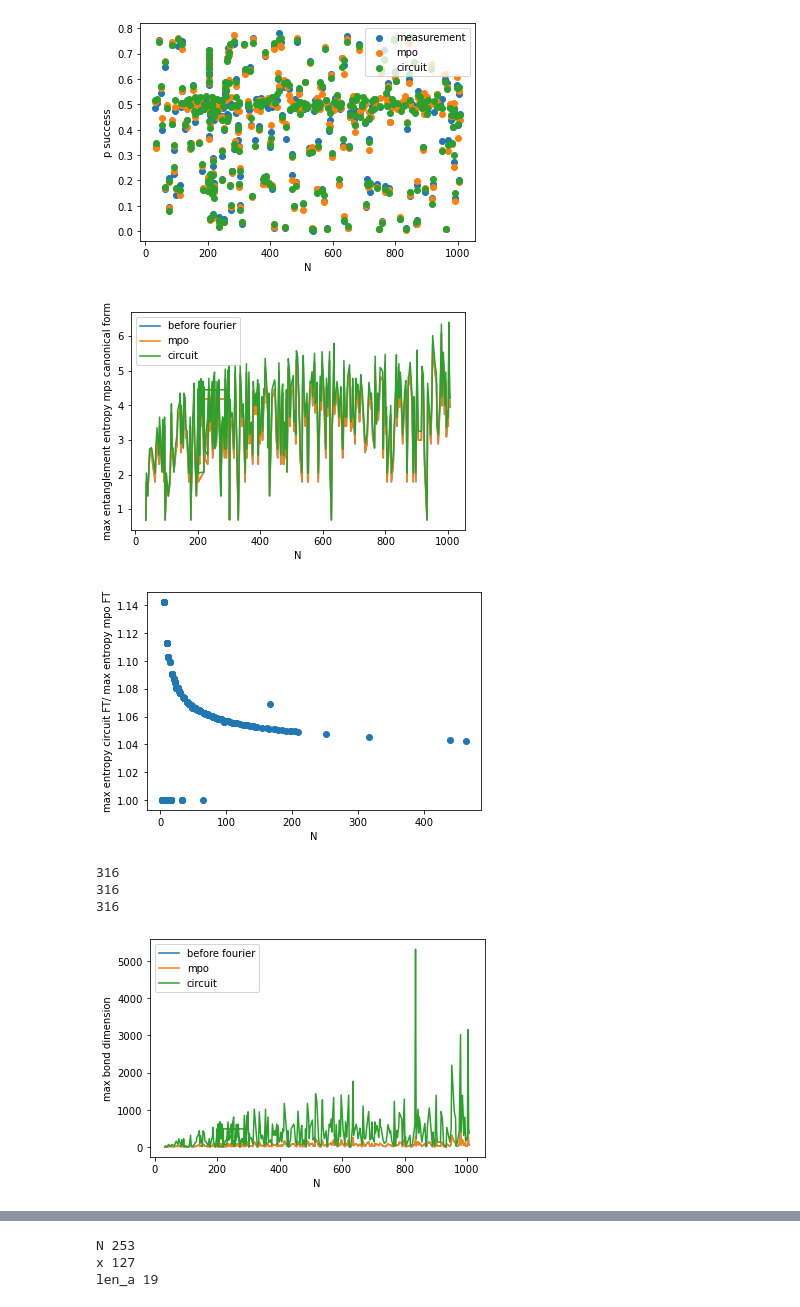
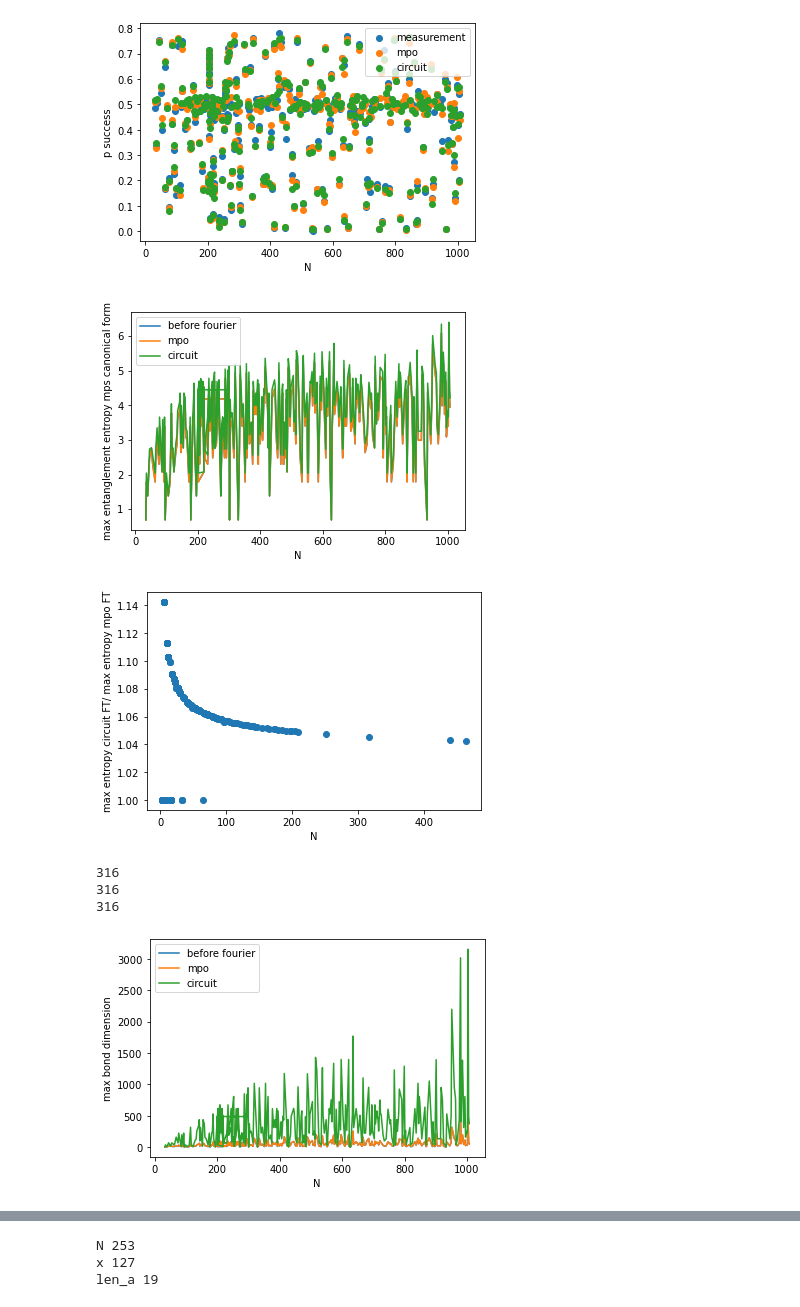
Before and after one commit to XKainz/shor-mps, a Jupyter notebook: analysing_entanglement_3_(all).ipynb, the cells around one changed output, grey strips where cells are left out. Saved outputs shown, nothing was run; the diff lists cells and outputs as text; code cells hidden in the pictures.

```diff
--- a/analysing_entanglement_3_(all).ipynb
+++ b/analysing_entanglement_3_(all).ipynb
@@ -64,7 +108,7 @@ def calculate_prime_factors(N):
             if N == 1:
                 return prime_factors
 
-#calculate the order of x^r mod N
+#calculate the df['df['order']'] of x^r mod N
 def calculate_order(x,N):
     r = 1
     while pow((int)(x),r,mod = (int)(N)) != 1:
@@ -73,6 +117,11 @@ def calculate_order(x,N):
 
 order = [calculate_order(x[i],N[i]) for i in range(len(N))]
 len_a = [ (int)(np.ceil(np.log2(N[i]))) for i in range(len(N))]
+
+df = df.assign(order=pd.Series(order).values)
+# %%
+#remove outlier from df
+df = df[df['N']!= 835]
 # %%
 # Plot the data
 plt.scatter(N,p_success_measurement,label="measurement")
@@ -95,16 +136,9 @@ def get_max_bond_dimension(schmidt_values):
 # %%
-#Get the data
-entanglement_entropy_before_fourier = np.array([get_max_entanglement_entropy(obj[i].entanglement_entropy_before_fourier) for i in range(len(obj))])
-entanglement_entropy_fourier_mpo = np.array([get_max_entanglement_entropy(obj[i].entanglement_entropy_fourier_mpo) for i in range(len(obj))])
-entanglement_entropy_fourier_circuit = np.array([get_max_entanglement_entropy(obj[i].entanglement_entropy_fourier_circuit) for i in range(len(obj))])
-entanglement_entropy_before_fourier_meas = np.array([get_max_entanglement_entropy(obj[i].entanglement_entropy_before_fourier) for i in range(len(obj))])
-entanglement_entropy_after_measurement = np.array([get_max_entanglement_entropy(obj[i].entanglement_entropy_measurement_before_fourier) for i in range(len(obj))])
-entanglement_entropy_measurement_fourier = np.array([get_max_entanglement_entropy(obj[i].entanglement_entropy_measurement_after_fourier) for i in range(len(obj))])
 
 #Plot the data
-plt.plot(N,entanglement_entropy_before_fourier,label="before fourier")
-plt.plot(N,entanglement_entropy_fourier_mpo,label="mpo")
-plt.plot(N,entanglement_entropy_fourier_circuit,label="circuit")
+plt.plot(df['N'],df['entanglement_entropy_before_fourier'],label="before fourier")
+plt.plot(df['N'],df['entanglement_entropy_fourier_mpo'],label="mpo")
+plt.plot(df['N'],df['entanglement_entropy_fourier_circuit'],label="circuit")
 plt.xlabel("N")
 plt.ylabel("max entanglement entropy mps canonical form")
 plt.legend()
@@ -112,39 +146,31 @@ plt.legend()
 plt.show()
 
 
-plt.scatter(order,entanglement_entropy_fourier_circuit/entanglement_entropy_fourier_mpo)
+plt.scatter(df['order'],df['entanglement_entropy_fourier_circuit']/df['entanglement_entropy_fourier_mpo'])
 plt.xlabel("N")
 plt.ylabel("max entropy circuit FT/ max entropy mpo FT")
 #plt.savefig("max_entanglement_entropy_circuit_divided_by_mpo.pdf")
 plt.show()
 # %% [output]
-[figure, old version]
+[figure, new version]
-[figure, old version]
+[figure, new version]
 # %%
-#Get the data
-max_bond_dim_before_fourier = np.array([get_max_bond_dimension(obj[i].schmidt_values_before_fourier) for i in range(len(obj))])
-max_bond_dim_fourier_mpo = np.array([get_max_bond_dimension(obj[i].schmidt_values_fourier_mpo) for i in range(len(obj))])
-max_bond_dim_fourier_circuit = np.array([get_max_bond_dimension(obj[i].schmidt_values_fourier_circuit) for i in range(len(obj))])
-max_bond_dim_before_fourier_meas = np.array([get_max_bond_dimension(obj[i].schmidt_values_before_fourier) for i in range(len(obj))])
-max_bond_dim_measurement_before_fourier = np.array([get_max_bond_dimension(obj[i].schmidt_values_measurement_before_fourier) for i in range(len(obj))])
-max_bond_dim_measurement_after_fourier = np.array([get_max_bond_dimension(obj[i].schmidt_values_measurement_after_fourier) for i in range(len(obj))])
-
 print(len(max_bond_dim_before_fourier))
 print(len(max_bond_dim_fourier_mpo))
 print(len(max_bond_dim_fourier_circuit))
 
 
 #Plot the data
-plt.plot(N,max_bond_dim_before_fourier,label="before fourier")
-plt.plot(N,max_bond_dim_fourier_mpo,label="mpo")
-plt.plot(N,max_bond_dim_fourier_circuit,label="circuit")
+plt.plot(df['N'],df['max_bond_dim_before_fourier'],label="before fourier")
+plt.plot(df['N'],df['max_bond_dim_fourier_mpo'],label="mpo")
+plt.plot(df['N'],df['max_bond_dim_fourier_circuit'],label="circuit")
 plt.xlabel("N")
 plt.ylabel("max bond dimension")
 plt.legend()
 #plt.savefig("max_bond_dimension.pdf")
 plt.show()
 # %% [output]
 316
 316
 316
-[figure, old version]
+[figure, new version]
```
Also changed, not shown: parts of 15 cells of this notebook, 5 other files.
